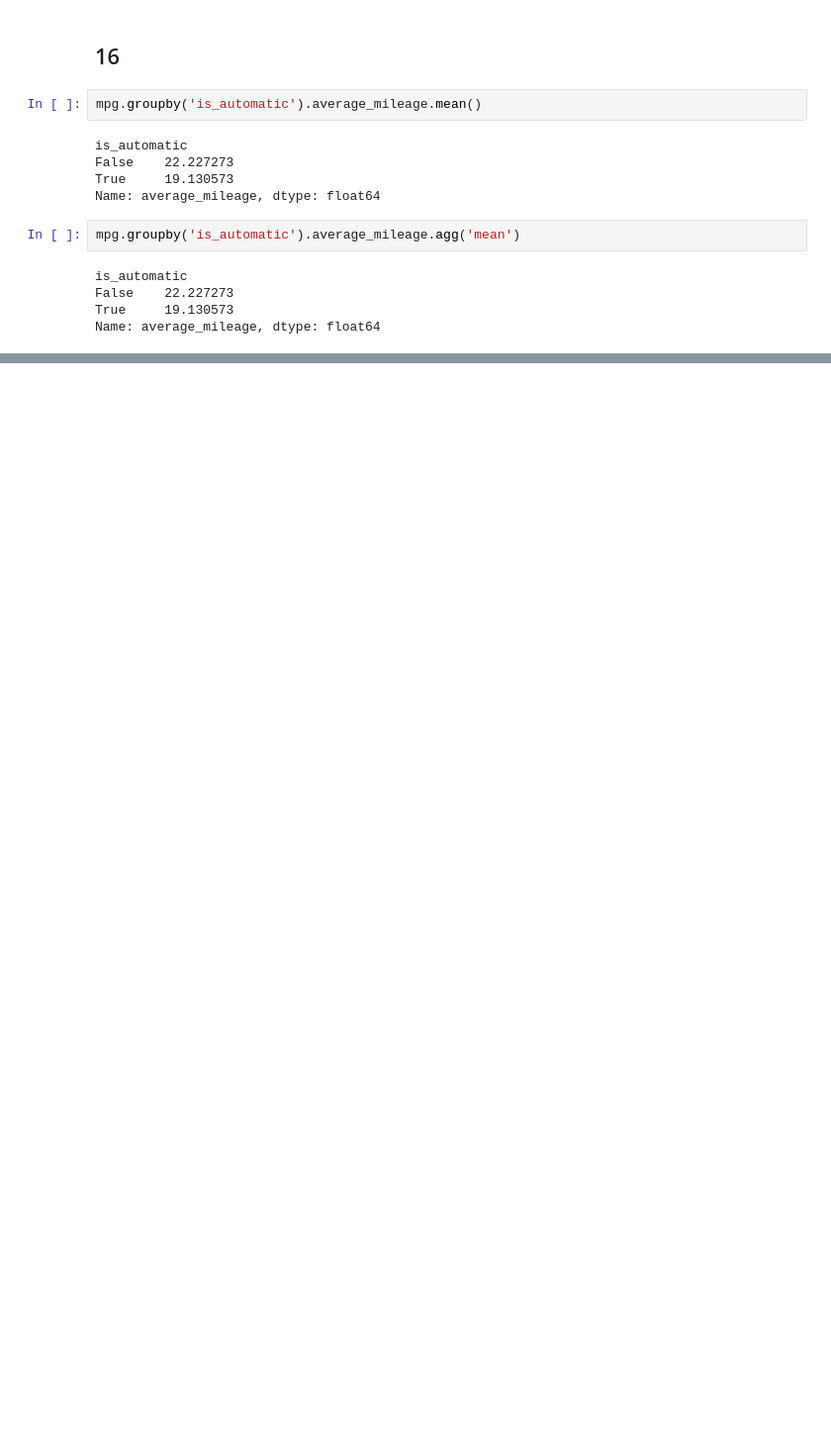
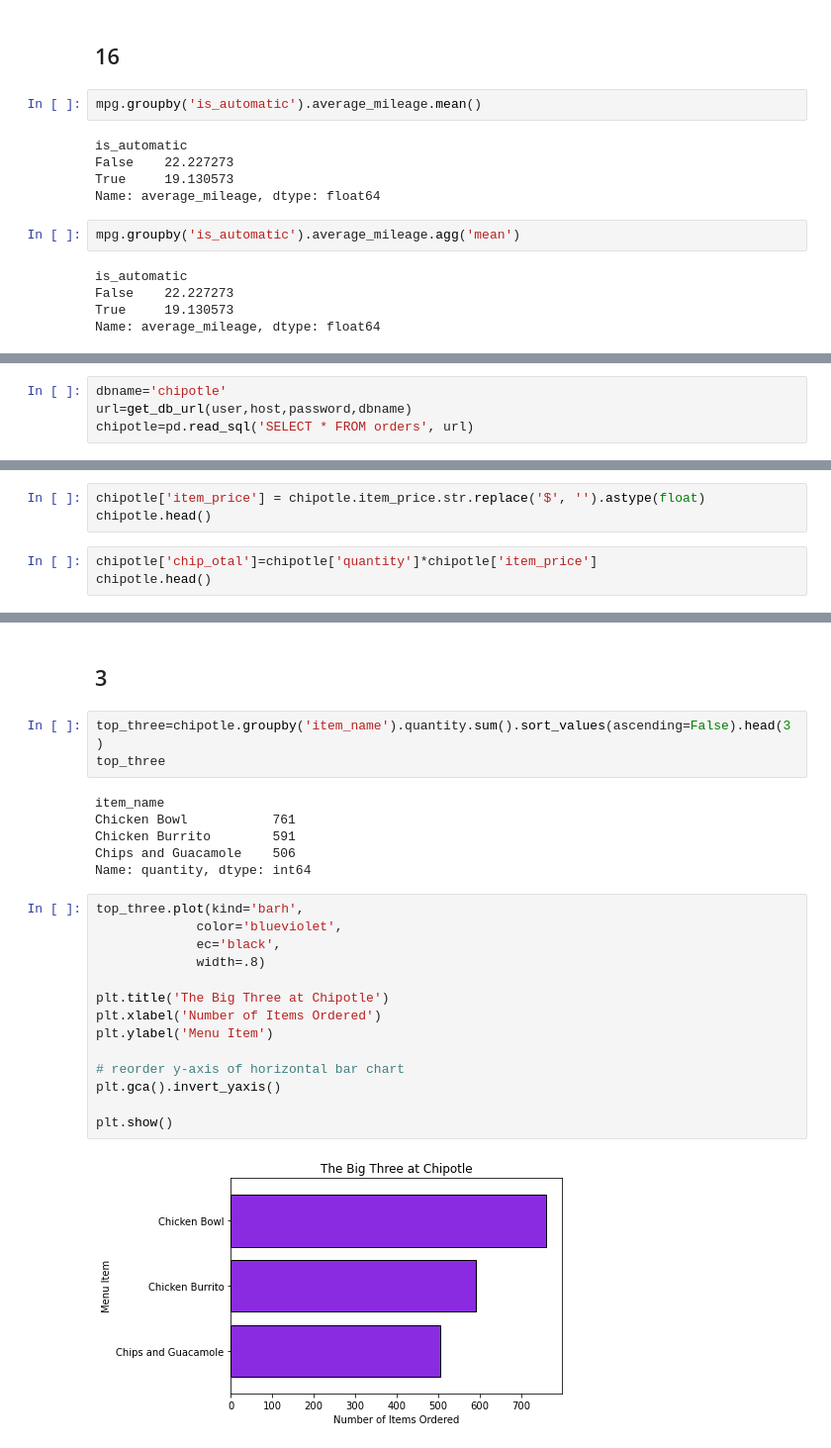
Before and after one commit to hinzle/numpy-pandas-visualization-exercises, a Jupyter notebook: advanced_dataframes.ipynb, the cells around one changed output, grey strips where cells are left out. Shown at 99% size. Drawn from its saved outputs; the diff is of its cells as text; blank space fills up the shorter version.

```diff
--- a/advanced_dataframes.ipynb
+++ b/advanced_dataframes.ipynb
@@ -798,0 +1053,4 @@ Name: average_mileage, dtype: float64
+# %%
+dbname='chipotle'
+url=get_db_url(user,host,password,dbname)
+chipotle=pd.read_sql('SELECT * FROM orders', url)
@@ -798,0 +1074,6 @@ Name: average_mileage, dtype: float64
+# %%
+chipotle['item_price'] = chipotle.item_price.str.replace('$', '').astype(float)
+chipotle.head()
+# %%
+chipotle['chip_otal']=chipotle['quantity']*chipotle['item_price']
+chipotle.head()
@@ -798,0 +1087,27 @@ Name: average_mileage, dtype: float64
+# %% [markdown]
+## 3
+# %%
+top_three=chipotle.groupby('item_name').quantity.sum().sort_values(ascending=False).head(3)
+top_three
+# %% [output]
+item_name
+Chicken Bowl           761
+Chicken Burrito        591
+Chips and Guacamole    506
+Name: quantity, dtype: int64
+# %%
+top_three.plot(kind='barh',
+             color='blueviolet',
+             ec='black',
+             width=.8)
+
+plt.title('The Big Three at Chipotle')
+plt.xlabel('Number of Items Ordered')
+plt.ylabel('Menu Item')
+
+# reorder y-axis of horizontal bar chart
+plt.gca().invert_yaxis()
+
+plt.show()
+# %% [output]
+[figure, added]
```
Also changed, not shown: parts of 70 cells of this notebook.
